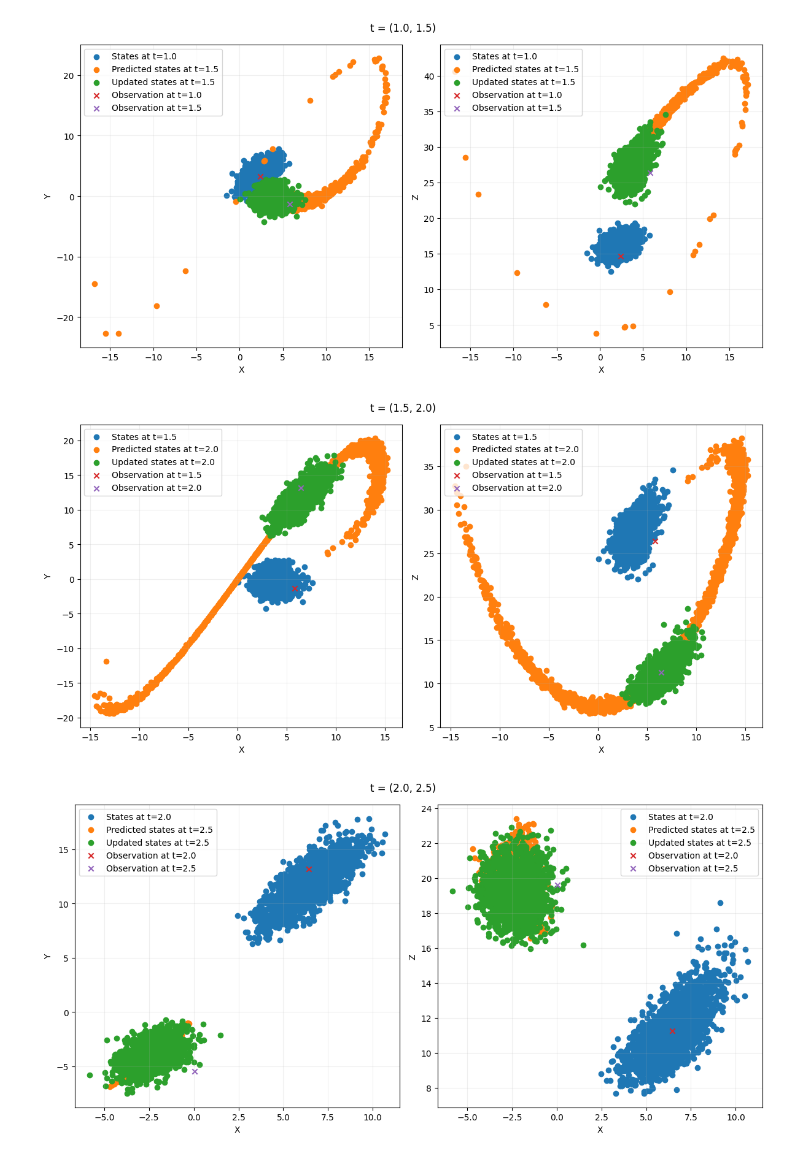
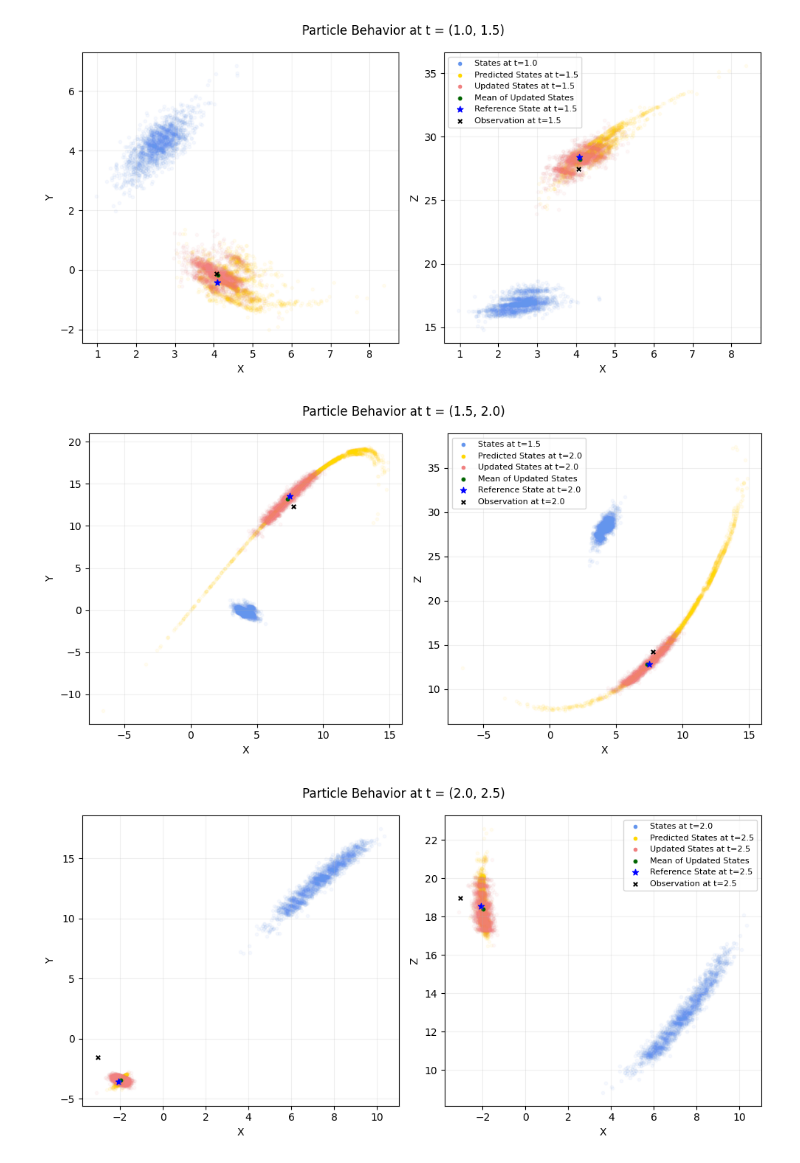
Before and after one commit to briannabinder/data_assimilation, a Jupyter notebook: notebooks/Lorenz63.ipynb, the cells around one changed output. Cells and saved outputs as stored; diff of their text form; code cells hidden in the pictures.

```diff
--- a/notebooks/Lorenz63.ipynb
+++ b/notebooks/Lorenz63.ipynb
@@ -56,5 +58,5 @@ plt.show()
 # %%
-sigma_begin = 1
+sigma_begin = 0.1 # Greater than the smallest dist
 sigma_end = 50
 N_tsteps = 150
 sigmas = np.linspace(sigma_begin, sigma_end, N_tsteps)
@@ -76,7 +78,7 @@ plt.show()
 # %%
 
 gauss_mix = GaussianMixture()
-states, times = gauss_mix.filter(model, 3, 0.25, sigmas, gammas)
+states, times = gauss_mix.filter(model, 40, 0.5, sigmas, gammas)
 # %% [output]
 0, 0.0
 Get Initialize states
@@ -98,46 +131,58 @@ observation = [-9.08199626  0.32479805 31.93886256]
 # %%
 def plot_particles(idx1, idx2):
 
+    sts_alpha = 0.05
+    prior_clr = 'cornflowerblue'
+    pred_clr = 'gold'
+    upd_clr = 'lightcoral'
+    mean_clr = 'darkgreen'
+    ref_clr = 'blue'
+
     predicted_states = model.predict(states[idx2-1], times[idx2-1], times[idx2])
 
-    fig, (ax1, ax2) = plt.subplots(1, 2, figsize=(12, 6))
+    # ref_t_idx1 = np.where(times[idx1] == ref_ts)[0][0]
+    ref_t_idx2 = np.where(times[idx2] == ref_ts)[0][0]
 
-    fig.suptitle(f"t = ({times[idx1]}, {times[idx2]})")
+    fig, (ax1, ax2) = plt.subplots(1, 2, figsize=(10, 5))
 
-    ax1.scatter(states[idx1][:,0], states[idx1][:,1], label=f"States at t={times[idx1]}")
-    ax1.scatter(predicted_states[:,0], predicted_states[:,1], label=f"Predicted states at t={times[idx2]}")
-    ax1.scatter(states[idx2][:,0], states[idx2][:,1], label=f"Updated states at t={times[idx2]}")
-    if idx1 == 0:
-        ax1.scatter(model.init_cond[0], model.init_cond[1], marker='x', label="Initial Condition")
-    else:
-        ax1.scatter(obs[int(idx1/2) - 1][0], obs[int(idx1/2) - 1][1], marker='x', label=f"Observation at t={times[idx1]}")
-    ax1.scatter(obs[int(idx2/2) - 1][0], obs[int(idx2/2) - 1][1], marker='x', label=f"Observation at t={times[idx2]}")
+    fig.suptitle(f"Particle Behavior at t = ({times[idx1]}, {times[idx2]})")
+
+    ax1.scatter(states[idx1][:,0], states[idx1][:,1], alpha=sts_alpha, marker='.', color=prior_clr, label=f"States at t={times[idx1]}")
+    ax1.scatter(predicted_states[:,0], predicted_states[:,1], alpha=sts_alpha, marker='.', color=pred_clr, label=f"Predicted States at t={times[idx2]}")
+    ax1.scatter(states[idx2][:,0], states[idx2][:,1], alpha=sts_alpha, marker='.', color=upd_clr, label=f"Updated States at t={times[idx2]}")
+    ax1.scatter(avg_states[idx2][0], avg_states[idx2][1], s=10, color=mean_clr, label=f"Mean of Updated States")
+    ax1.scatter(ref_sol[ref_t_idx2][0], ref_sol[ref_t_idx2][1], marker='*', color=ref_clr, label=f"Reference State at t={times[idx2]}")
+    ax1.scatter(obs[idx2 - 1][0], obs[idx2 - 1][1], s=15, marker='x', color="Black", label=f"Observation at t={times[idx2]}")
+
 
     ax1.set_xlabel("X")
     ax1.set_ylabel("Y")
     ax1.grid(alpha=0.2)
-    ax1.legend()
+    # ax1.legend()
 
-    ax2.scatter(states[idx1][:,0], states[idx1][:,2], label=f"States at t={times[idx1]}")
-    ax2.scatter(predicted_states[:,0], predicted_states[:,2], label=f"Predicted states at t={times[idx2]}")
-    ax2.scatter(states[idx2][:,0], states[idx2][:,2], label=f"Updated states at t={times[idx2]}")
-    if idx1 == 0:
-        ax2.scatter(model.init_cond[0], model.init_cond[2], marker='x', label="Initial Condition")
-    else:
-        ax2.scatter(obs[int(idx1/2) - 1][0], obs[int(idx1/2) - 1][2], marker='x', label=f"Observation at t={times[idx1]}")
-    ax2.scatter(obs[int(idx2/2) - 1][0], obs[int(idx2/2) - 1][2], marker='x', label=f"Observation at t={times[idx2]}")
+    ax2.scatter(states[idx1][:,0], states[idx1][:,2], alpha=sts_alpha, marker='.', color=prior_clr, label=f"States at t={times[idx1]}")
+    ax2.scatter(predicted_states[:,0], predicted_states[:,2], alpha=sts_alpha, marker='.', color=pred_clr, label=f"Predicted States at t={times[idx2]}")
+    ax2.scatter(states[idx2][:,0], states[idx2][:,2], alpha=sts_alpha, marker='.', color=upd_clr, label=f"Updated States at t={times[idx2]}")
+    ax2.scatter(avg_states[idx2][0], avg_states[idx2][2], s=10, color=mean_clr, label=f"Mean of Updated States")
+    ax2.scatter(ref_sol[ref_t_idx2][0], ref_sol[ref_t_idx2][2], marker='*', color=ref_clr, label=f"Reference State at t={times[idx2]}")
+    ax2.scatter(obs[idx2 - 1][0], obs[idx2 - 1][2], s=15, marker='x', color="Black", label=f"Observation at t={times[idx2]}")
 
     ax2.set_xlabel("X")
     ax2.set_ylabel("Z")
     ax2.grid(alpha=0.2)
-    ax2.legend()
+    # ax2.legend()
+
+    legend = plt.legend(fontsize="8")
+
+    for lh in legend.legend_handles:
+        lh.set_alpha(1)
 
     plt.tight_layout()
     plt.show()
 
-plot_particles(0, 2)
-plot_particles(2, 4)
-plot_particles(4, 6)
-plot_particles(6, 8)
-plot_particles(8, 10)
+plot_particles(0, 1)
+plot_particles(1, 2)
+plot_particles(2, 3)
+plot_particles(3, 4)
+plot_particles(4, 5)
 # %% [output]
@@ -146,3 +191,3 @@ plot_particles(8, 10)
-[figure, old version]
+[figure, new version]
-[figure, old version]
+[figure, new version]
-[figure, old version]
+[figure, new version]
```
Also changed, not shown: parts of 7 cells of this notebook, 1 other file.
